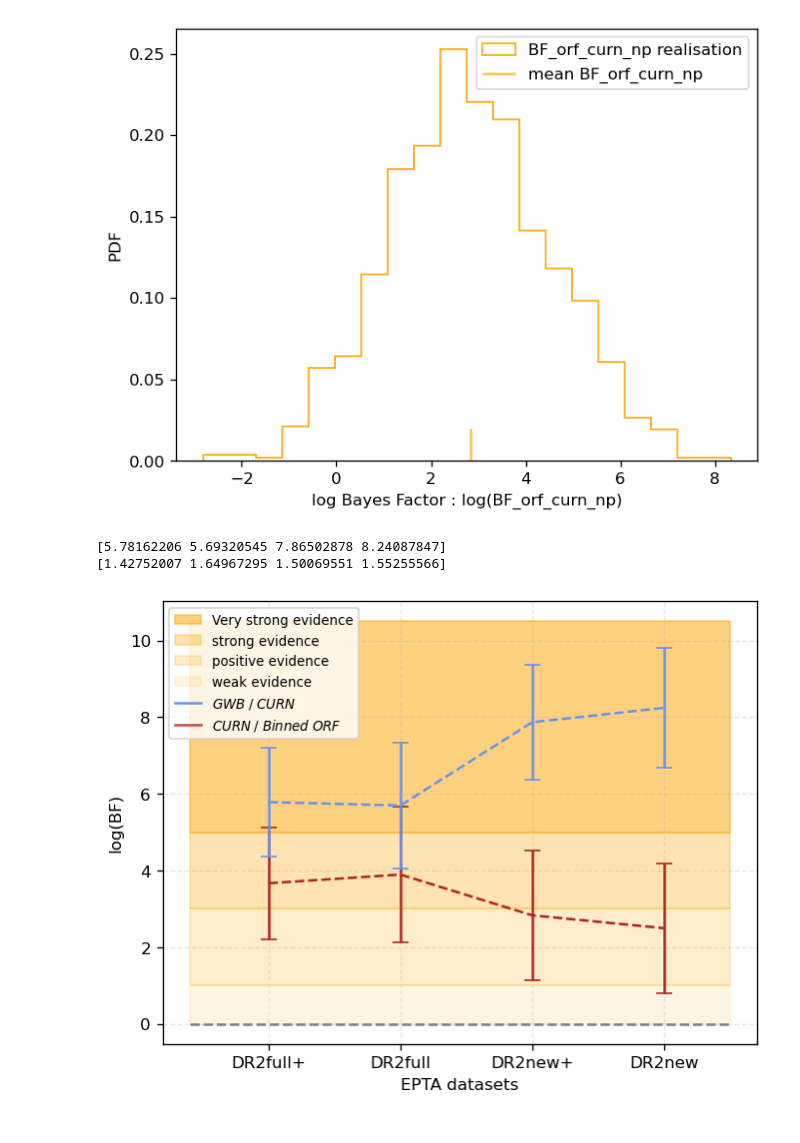
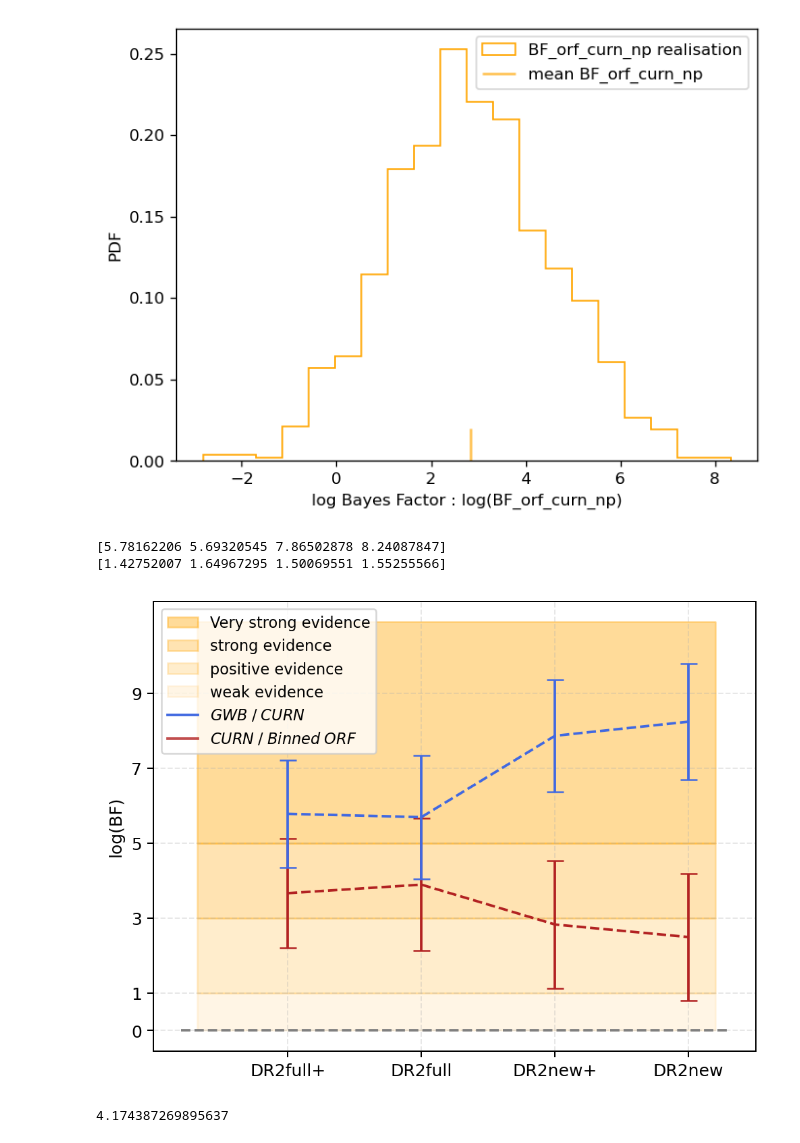
Before and after one commit to ApokryphaV1/GSS-estimator, a Jupyter notebook: EPTA/scripts/epta_gwb.ipynb, the cells around one changed output. Cells and saved outputs as stored; diff of their text form; code cells hidden in the pictures.

Commit message:
added pdf plot

```diff
--- a/EPTA/scripts/epta_gwb.ipynb
+++ b/EPTA/scripts/epta_gwb.ipynb
@@ -263,9 +263,9 @@ orf_newplus[39]
 [figure]
 [figure]
 # %%
-plt.rcParams['figure.dpi'] = 120
+plt.rcParams['figure.dpi'] = 180
 x1 = [ 1, 2 , 3, 4 ]
-xfill= np.linspace(0.4,4.5,10)
+xfill= np.linspace(0.32,4.2,10)
 
 data_hd = [BF_hd_curn_fp,BF_hd_curn_f,BF_hd_curn_np,BF_hd_curn_n]
 print(np.mean(data_hd,axis=1))
@@ -274,39 +274,48 @@ print(np.std(data_hd,axis=1))
 data_orf = [BF_orf_curn_fp,BF_orf_curn_f,BF_orf_curn_np,BF_orf_curn_n]
 
  #curn 12 min 16T
 # Create a box plot
 #print(data)
 #np.mean(data2, axis=1)
-hd_color = 'cornflowerblue'
+#hd_color = 'cornflowerblue'
+hd_color = 'royalblue'
+cfill = 'orange'
 orf_color = 'firebrick'
 
 plt.errorbar(x1, np.mean(data_orf,axis=1), yerr=np.std(data_orf,axis=1), fmt='--', color=orf_color, capsize=5)
 plt.errorbar(x1, np.mean(data_hd,axis=1), yerr=np.std(data_hd,axis=1), fmt='--', color=hd_color, capsize=5)
 
 # Set x-labels
 #plt.hlines(y=3,xmin=0.5,xmax=4.2,alpha=0.4,linestyles='dashed',colors='orange',label='Strong evidence')
 #plt.hlines(y=-3,xmin=0.5,xmax=4.2,alpha=0.4,linestyles='dashed',colors='orange')
-plt.fill_between(xfill, 5, 10.5,alpha=0.5,color='orange',label='Very strong evidence')
-plt.fill_between(xfill, 3, 5,alpha=0.3,color='orange',label='strong evidence')
-plt.fill_between(xfill, 1, 3,alpha=0.2,color='orange',label='positive evidence')
-plt.fill_between(xfill, 0, 1,alpha=0.1,color='orange',label='weak evidence')
+plt.fill_between(xfill, 5, 10.9,alpha=0.4,color=cfill,label='Very strong evidence')
+plt.fill_between(xfill, 3, 5,alpha=0.3,color=cfill,label='strong evidence')
+plt.fill_between(xfill, 1, 3,alpha=0.2,color=cfill,label='positive evidence')
+plt.fill_between(xfill, 0, 1,alpha=0.1,color=cfill,label='weak evidence')
 
-plt.hlines(y=0,xmin=0.4,xmax=4.5,linestyles='dashed',colors='grey')
+plt.hlines(y=0,xmin=0.2,xmax=4.3,linestyles='dashed',colors='grey')
 
 plt.plot([],[],hd_color,label=r'${GWB\;/\;CURN}$')
 
 plt.plot([],[],orf_color , alpha=0.8,label=r'${CURN\;/\;Binned\;ORF}$')
 
+yticks = [0,1,3,5,7,9]
+plt.yticks(yticks)
 plt.xticks(x1, ['DR2full+', 'DR2full','DR2new+','DR2new'])
 #plt.hlines(np.median(hd2_32t),xmin=0,xmax=3,linestyles='dashed',colors='red')
 # Set labels and title
-plt.xlabel('EPTA datasets')
+#plt.xlabel('EPTA datasets')
 plt.ylabel(r'log(BF)')
 plt.grid(True, linestyle='--', alpha=0.3)
-plt.legend(fontsize=8)
+plt.legend(fontsize=9,)
+plt.savefig("bf_evolve.pdf", format="pdf", dpi=200,bbox_inches="tight")
 
 plt.show()
 # %% [output]
 [5.78162206 5.69320545 7.86502878 8.24087847]
 [1.42752007 1.64967295 1.50069551 1.55255566]
-[figure, old version]
+[figure, new version]
+# %%
+np.log(65)
+# %% [output]
+4.174387269895637
```
Also changed, not shown: 1 other file.
